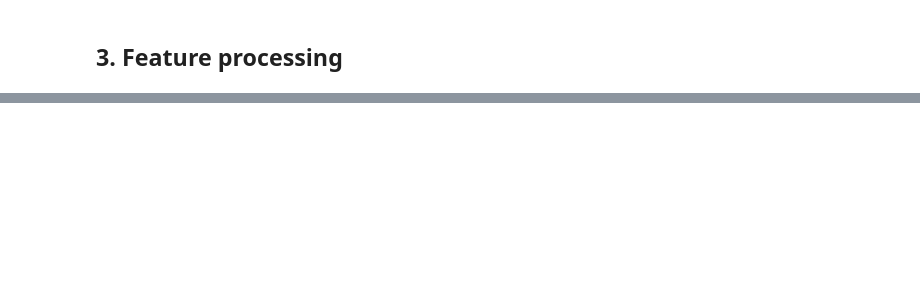
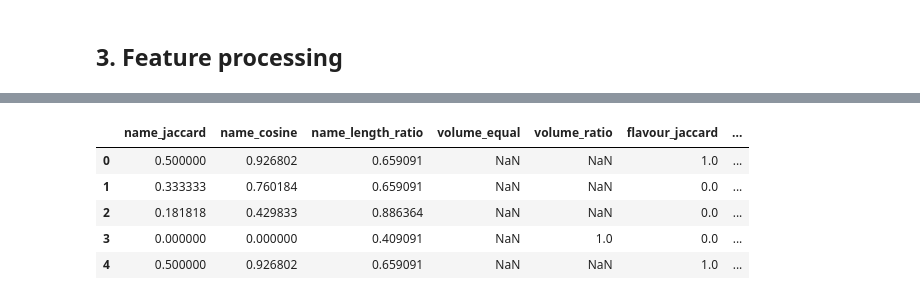
Before and after one commit to rojuspaukste/Item-Grouping-Task, a Jupyter notebook: Code/DataProcessing.ipynb, the cells around one changed output, grey strips where cells are left out. Saved outputs shown, nothing was run; the diff lists cells and outputs as text; code cells hidden in the pictures; blank space fills up the shorter version.

```diff
--- a/Code/DataProcessing.ipynb
+++ b/Code/DataProcessing.ipynb
@@ -66,0 +233,14 @@ df.head()
+# %%
+# Creating a numpy array of pairs of positions to compare, one row per pair.
+pairs = np.empty((candidate_pairs, 2), dtype=np.int32)
+
+# Filling the pairs array with all combinations of positions within each shelf.
+written = 0
+for rows in blocking_list.values():
+    for i in range(len(rows)):
+        for j in range(i + 1, len(rows)):
+            pairs[written] = (rows[i], rows[j])
+            written += 1
+
+assert written == candidate_pairs, f'expected {candidate_pairs} pairs, wrote {written}'
+print(f'{len(pairs):,} pairs, {pairs.nbytes / 1e6:.0f} MB')
@@ -66,0 +332,74 @@ df.head()
+# %%
+# Turning each pair of row positions into numbers describing how similar the two SKUs are.
+LEFT, RIGHT = pairs[:, 0], pairs[:, 1]
+
+# Compute per-SKU values that are used in the pair-wise comparisons.
+# Volume is the only numeric attribute - it is always a plain integer count of ml.
+# Carbonization, Flavour and Pack Material Type hold sets of WORDS, so they are kept
+# as sets and compared with set_jaccard rather than converted to numbers.
+volume = df['Volume'].map(smallest_number).to_numpy(dtype=float)
+carbonization = df['Carbonization'].to_numpy()
+flavour = df['Flavour'].to_numpy()
+pack_material_type = df['Pack Material Type'].to_numpy()
+price = pd.to_numeric(df['sku_last_price'], errors='coerce').to_numpy(dtype=float)
+category = df['category'].to_numpy()
+retailer = df['retailer'].to_numpy()
+country = df['country'].to_numpy()
+image_url = df['image_url'].to_numpy()
+name_tokens = [frozenset(s.split()) if isinstance(s, str) else frozenset()
+               for s in df['name_norm']]
+name_length = df['name_norm'].fillna('').str.len().to_numpy(dtype=float)
+crumb_tokens = df['bc_tokens'].to_numpy()
+
+# Making a list of dictionaries, one per SKU, where each dictionary maps attribute names to their set of values.
+sku_attributes = [dict() for _ in range(len(df))]
+for attribute in attributes:
+    for position, value in enumerate(df[attribute].to_numpy()):
+        if isinstance(value, frozenset):
+            sku_attributes[position][attribute] = value
+
+# Using character n-grams for comparing names and tolerating spelling noise
+tfidf = normalize(
+    TfidfVectorizer(analyzer='char_wb', ngram_range=(3, 3), min_df=3)
+    .fit_transform(df['name_norm'].fillna('')))
+
+# Attributes present on both sides either overlap (agreement) or are disjoint
+# (a conflict, e.g. Flavour cherry vs lime) - the strongest negative signal we have.
+shared = np.zeros(len(pairs), dtype=np.int8)
+agreed = np.zeros(len(pairs), dtype=np.int8)
+for k in range(len(pairs)):
+    left, right = sku_attributes[LEFT[k]], sku_attributes[RIGHT[k]]
+    if len(right) < len(left):
+        left, right = right, left
+    for attribute, values in left.items():
+        other = right.get(attribute)
+        if other is not None:
+            shared[k] += 1
+            if values & other:
+                agreed[k] += 1
+
+features = pd.DataFrame({
+    'name_jaccard':    jaccard(name_tokens),
+    'name_cosine':     cosine_in_chunks(tfidf),
+    'name_length_ratio': smaller_over_larger(name_length),
+    'volume_equal':    both_equal(volume),
+    'volume_ratio':    smaller_over_larger(volume),
+    'flavour_jaccard': set_jaccard(flavour),
+    'carbonization_jaccard': set_jaccard(carbonization),
+    'pack_material_jaccard': set_jaccard(pack_material_type),
+    'price_ratio':     smaller_over_larger(price),
+    'category_equal':  both_equal(category),
+    'retailer_equal':  both_equal(retailer),
+    'country_equal':   both_equal(country),
+    'image_equal':     both_equal(image_url),
+    'breadcrumb_jaccard': jaccard(crumb_tokens),
+    'attr_shared':     shared,
+    'attr_agreed':     agreed,
+    'attr_conflicts':  shared - agreed,
+    'attr_agree_ratio': np.divide(agreed, np.maximum(shared, 1), dtype=np.float32),
+})
+
+print(f'{features.shape[0]:,} pairs x {features.shape[1]} features '
+      f'({features.memory_usage(deep=True).sum() / 1e6:.0f} MB)')
+features.head()
+# %% [output]
@@ -66,0 +407,6 @@ df.head()
+|  | name_jaccard | name_cosine | name_length_ratio | volume_equal | volume_ratio | flavour_jaccard | ... |
+| 0 | 0.500000 | 0.926802 | 0.659091 | NaN | NaN | 1.0 | ... |
+| 1 | 0.333333 | 0.760184 | 0.659091 | NaN | NaN | 0.0 | ... |
+| 2 | 0.181818 | 0.429833 | 0.886364 | NaN | NaN | 0.0 | ... |
+| 3 | 0.000000 | 0.000000 | 0.409091 | NaN | 1.0 | 0.0 | ... |
+| 4 | 0.500000 | 0.926802 | 0.659091 | NaN | NaN | 1.0 | ... |
```
Also changed, not shown: parts of 30 cells of this notebook, 2 other files.
